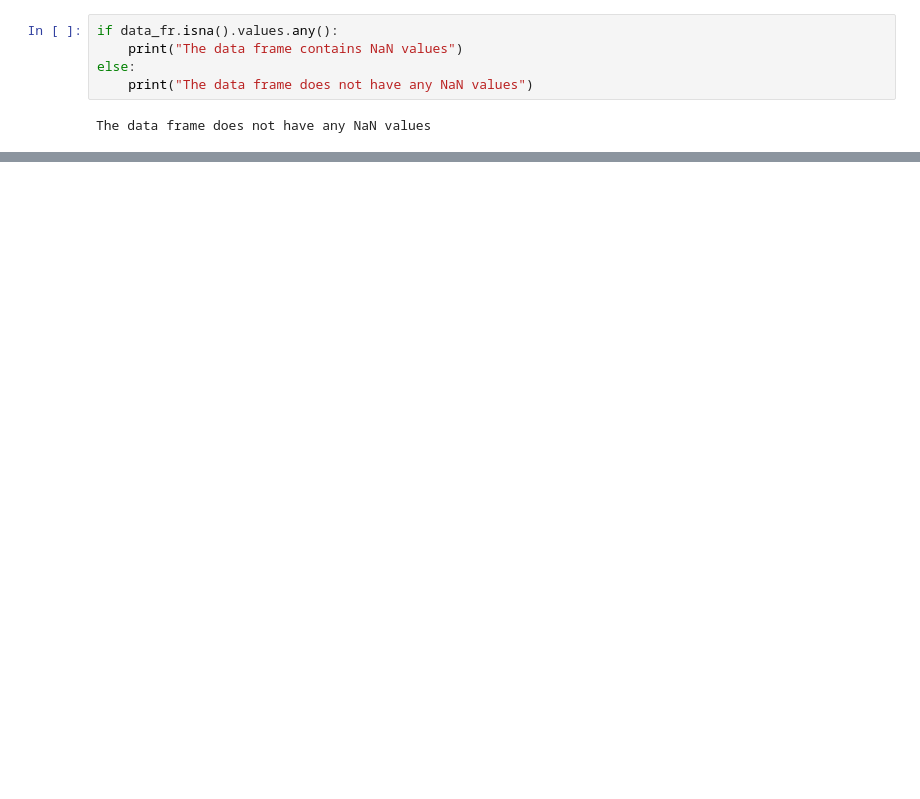
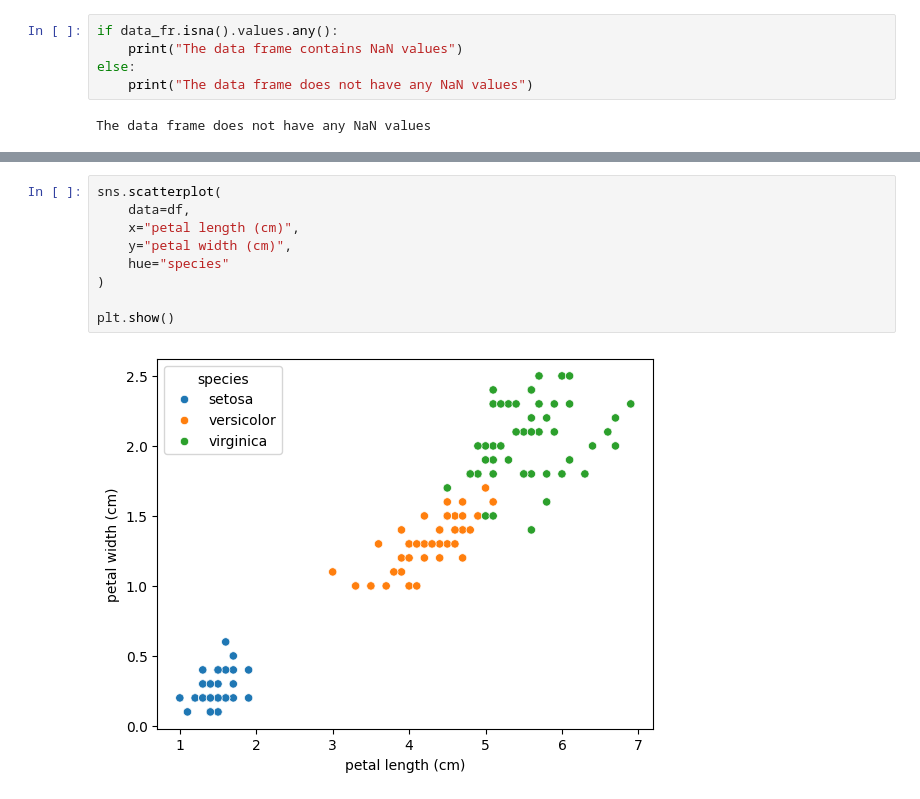
Before and after one commit to Nikita4gj/ml-course-homeworks, a Jupyter notebook: hw01_setup_tools/hw01_setup_tools.ipynb, the cells around one changed output, grey strips where cells are left out. Saved outputs shown, nothing was run; the diff lists cells and outputs as text; blank space fills up the shorter version.

```diff
--- a/hw01_setup_tools/hw01_setup_tools.ipynb
+++ b/hw01_setup_tools/hw01_setup_tools.ipynb
@@ -222,0 +330,11 @@ target    0.365632  0.636667  0.668931  0.012236  0.177312  1.000000
+# %%
+sns.scatterplot(
+    data=df,
+    x="petal length (cm)",
+    y="petal width (cm)",
+    hue="species"
+)
+
+plt.show()
+# %% [output]
+[figure, added]
```
Also changed, not shown: parts of 25 cells of this notebook, 8 other files.
